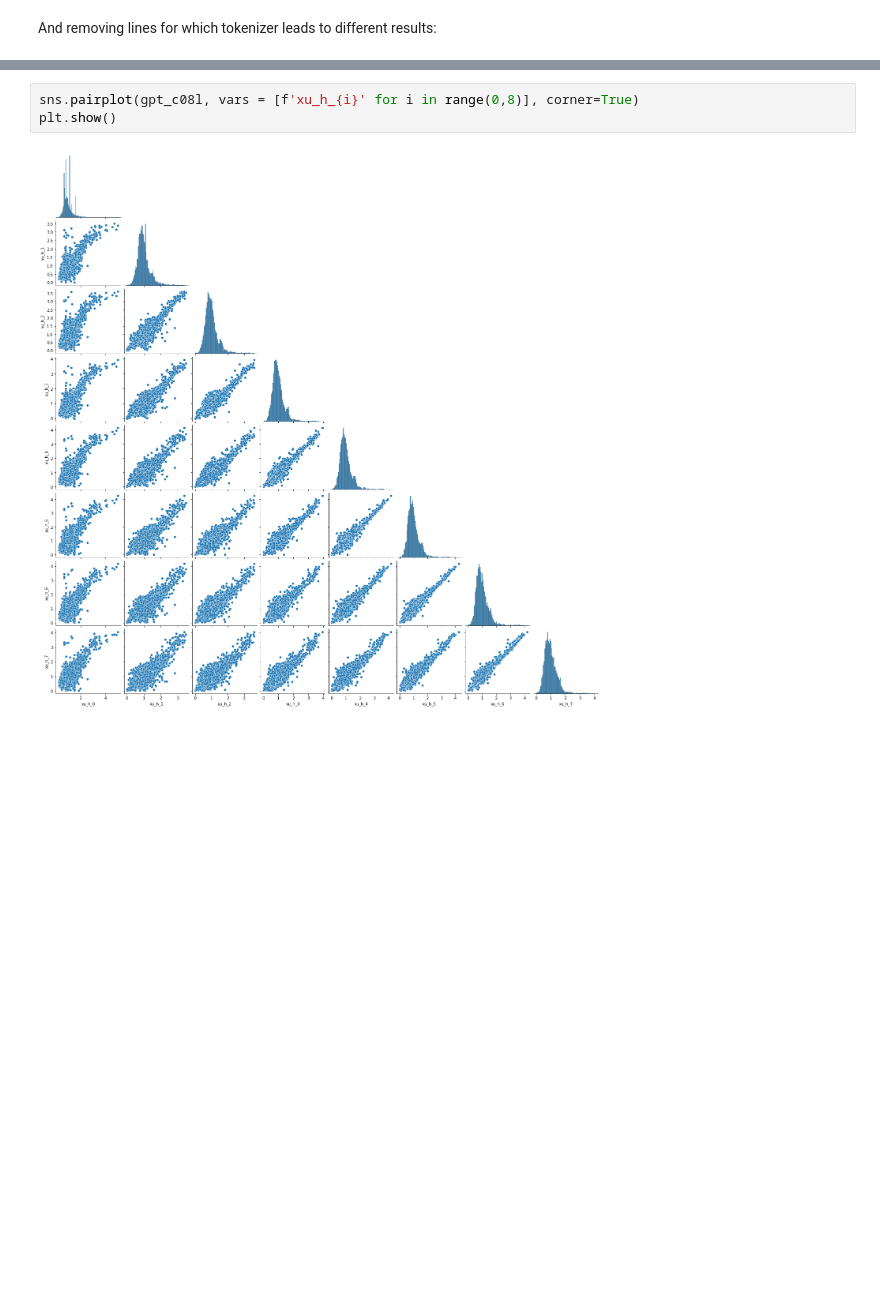
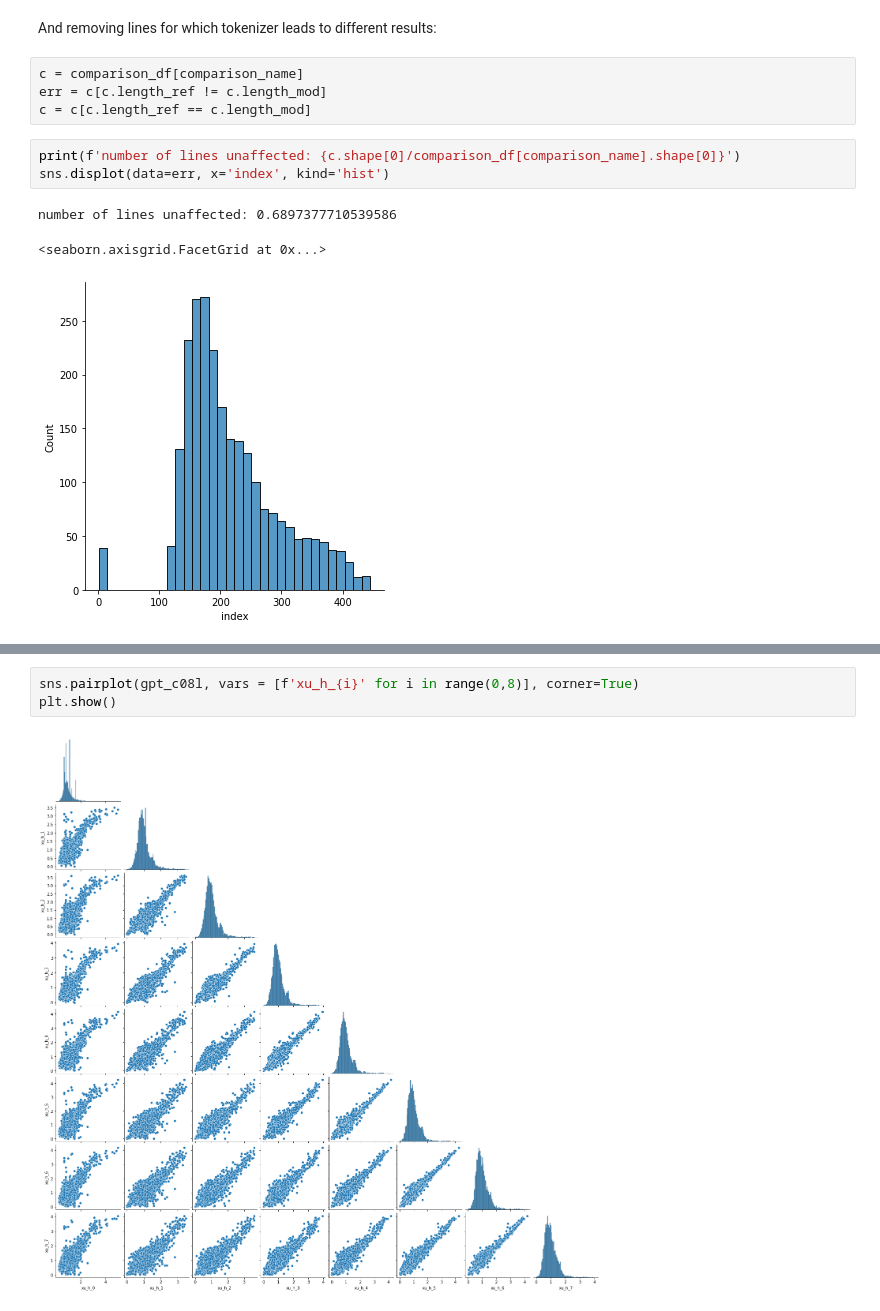
Before and after one commit to ejmaes/multimodal-itmodels, a Jupyter notebook: analysis/maptask_entropy.ipynb, the cells around one changed output, grey strips where cells are left out. Cells and saved outputs as stored; diff of their text form; blank space fills up the shorter version.

```diff
--- a/analysis/maptask_entropy.ipynb
+++ b/analysis/maptask_entropy.ipynb
@@ -155,2 +171,13 @@ sns.displot(data=comparison_df[comparison_name], x="normalised_h_ref", y="normal
 # %% [markdown]
 And removing lines for which tokenizer leads to different results:
+# %%
+c = comparison_df[comparison_name]
+err = c[c.length_ref != c.length_mod]
+c = c[c.length_ref == c.length_mod]
+# %%
+print(f'number of lines unaffected: {c.shape[0]/comparison_df[comparison_name].shape[0]}')
+sns.displot(data=err, x='index', kind='hist')
+# %% [output]
+number of lines unaffected: 0.6897377710539586
+<seaborn.axisgrid.FacetGrid at 0x...>
+[figure, added]
```
Also changed, not shown: parts of 25 cells of this notebook.
